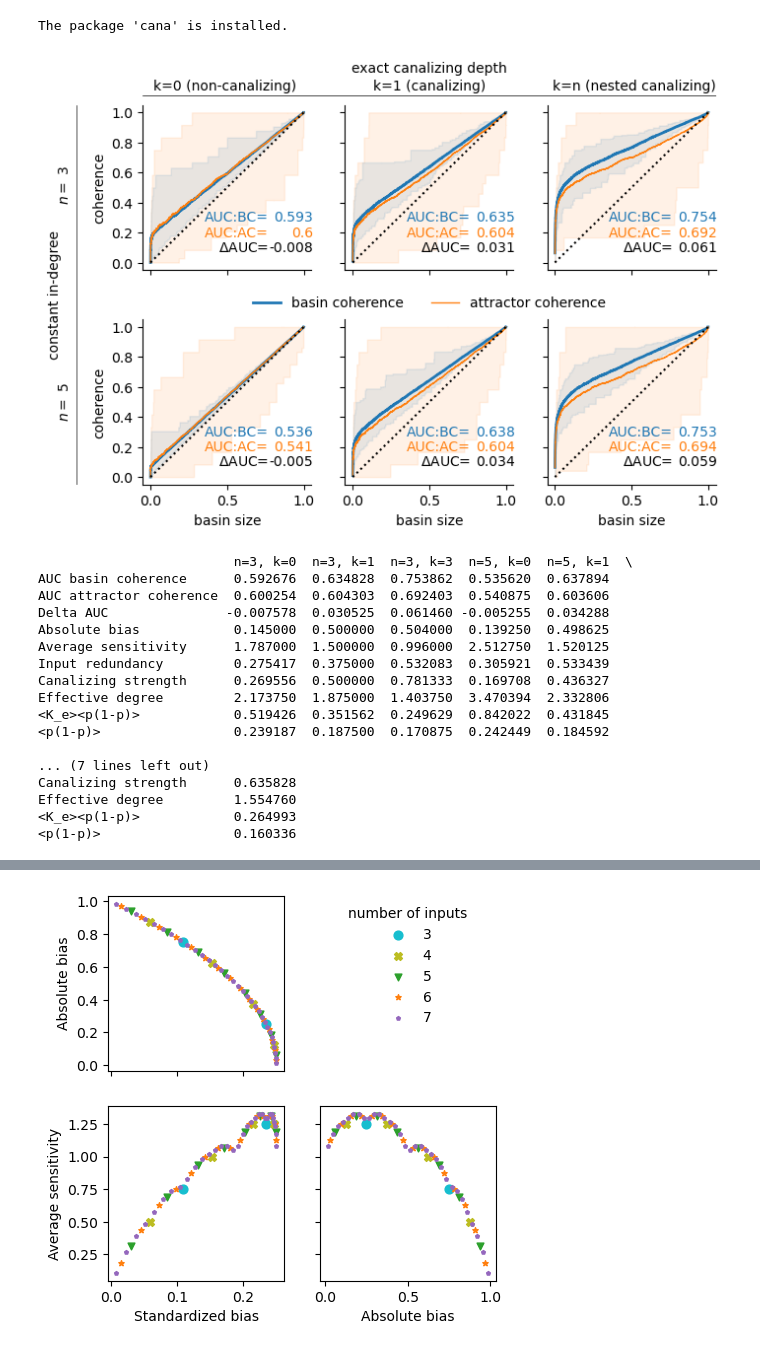
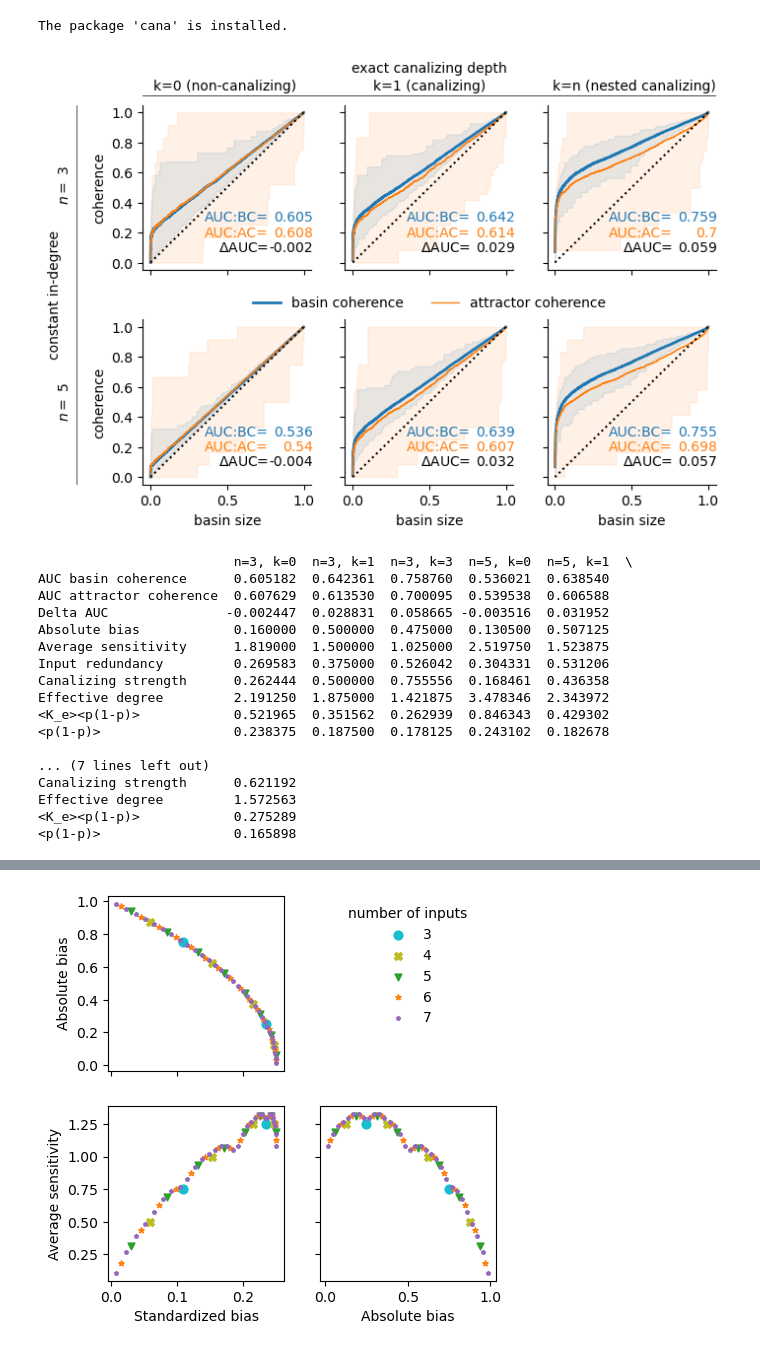
Before and after one commit to ckadelka/AttractorCoherence, a Jupyter notebook: analyze_data.ipynb, the cells around one changed output, grey strips where cells are left out. Cells and saved outputs as stored; diff of their text form; code cells hidden in the pictures.

```diff
--- a/analyze_data.ipynb
+++ b/analyze_data.ipynb
@@ -72,6 +73,23 @@ def get_auc(x,y,n_points):
         distances_to_x_value = np.abs(x_sorted - x_value)
         y_equidistant.append( np.mean(y_sorted[distances_to_x_value == min(distances_to_x_value)]) )
     return np.mean(y_equidistant)
+
+
+# Alternate AUC function
+def get_auc(x,y,n_points):
+    assert len(x)==len(y),'x and y need to be of same length'
+    indices = np.argsort(x)
+    x_sorted = np.sort(x)
+    y_sorted = np.array(y)[indices]
+    x_equidistant = np.linspace(x_sorted[0],x_sorted[-1],n_points)
+    y_mean = []
+    for i in range(len(x_equidistant)-1):
+        mask = (x_sorted >= x_equidistant[i]) & (x_sorted < x_equidistant[i+1])
+        if np.any(mask):
+            y_mean.append(np.mean(y_sorted[mask]))
+        else:
+            y_mean.append(0)  # or np.nan, depending on how you want to handle empty bins
+    return np.mean(y_mean)
 # %%
 num_simulations = 10000
 N = 12
@@ -87,15 +105,15 @@ for i,n in enumerate(ns):
     frozen_core_coherencess.append([])
     for j,k in enumerate([0,1,n]):
 
-        filename = f'data/effdeg_frozen_canBNexactdepth_{N}_{n}_{k}_{num_simulations}.pkl'
+        filename = f'data/canBNexactdepth_{N}_{n}_{k}_{num_simulations}.pkl'
         filename = os.path.join(notebook_dir, filename)
         with open(filename, 'rb') as f:
             data = pickle.load(f)
 
-            attractor_coherencess[-1].append( np.array([entry for matrix in data['all_attractor_markov_matrix'] for entry in (matrix.diagonal() if len(matrix)>1 else matrix)]) )
-            basin_coherencess[-1].append( np.array([entry for sub_list in data['all_basin_coherence'] for entry in sub_list]) )
+            attractor_coherencess[-1].append( np.array([entry for sub_list in data['all_attractor_coherences'] for entry in sub_list]) )
+            basin_coherencess[-1].append( np.array([entry for sub_list in data['all_basin_coherences'] for entry in sub_list]) )
             basin_sizess[-1].append( np.array([entry for sub_list in data['all_basin_sizes'] for entry in sub_list]) )
-            frozen_core_coherencess[-1].append( np.array([entry[-1] for sub_list in data['all_frozen_core_coherence'] for entry in sub_list]) )
+            # frozen_core_coherencess[-1].append( np.array([entry[-1] for sub_list in data['all_frozen_core_coherence'] for entry in sub_list]) )
 
 mean_attractor_coherencess = np.array([[np.mean(attractor_coherencess[i][j]) for j,k in enumerate([0,1,n])] for i,n in enumerate(ns)])
 mean_basin_coherencess = np.array([[np.mean(basin_coherencess[i][j]) for j,k in enumerate([0,1,n])] for i,n in enumerate(ns)])
@@ -114,18 +132,18 @@ for index_n,n in enumerate(ns):
     for j,k in enumerate([0,1,n]):
         ax[index_n,j].spines[['right', 'top']].set_visible(False)
         indices = np.argsort(basin_sizess[index_n][j])
-        ax[index_n,j].plot(basin_sizess[index_n][j][indices]/2**N,0.5*np.array(rolling_mean(basin_coherencess[index_n][j][indices],window_size)) + 0.5*np.array(rolling_mean(basin_coherencess[index_n][j][indices][::-1],window_size)[::-1]),color=cmap(0),label='basin coherence',lw=2)
-        ax[index_n,j].plot(basin_sizess[index_n][j][indices]/2**N,0.5*np.array(rolling_mean(attractor_coherencess[index_n][j][indices],window_size)) + 0.5*np.array(rolling_mean(attractor_coherencess[index_n][j][indices][::-1],window_size)[::-1]),color=cmap(1),label='attractor coherence',lw=1)
+        ax[index_n,j].plot(basin_sizess[index_n][j][indices],0.5*np.array(rolling_mean(basin_coherencess[index_n][j][indices],window_size)) + 0.5*np.array(rolling_mean(basin_coherencess[index_n][j][indices][::-1],window_size)[::-1]),color=cmap(0),label='basin coherence',lw=2)
+        ax[index_n,j].plot(basin_sizess[index_n][j][indices],0.5*np.array(rolling_mean(attractor_coherencess[index_n][j][indices],window_size)) + 0.5*np.array(rolling_mean(attractor_coherencess[index_n][j][indices][::-1],window_size)[::-1]),color=cmap(1),label='attractor coherence',lw=1)
 
 
         if OPTION=='lines':
-            ax[index_n,j].plot(basin_sizess[index_n][j][indices]/2**N,running_max(basin_coherencess[index_n][j][indices]),color=cmap(0),ls=':',lw=1)
-            ax[index_n,j].plot(basin_sizess[index_n][j][indices]/2**N,running_min(basin_coherencess[index_n][j][indices]),color=cmap(0),ls=':',lw=1)
-            ax[index_n,j].plot(basin_sizess[index_n][j][indices]/2**N,running_max(attractor_coherencess[index_n][j][indices]),color=cmap(1),ls=':',lw=1)
-            ax[index_n,j].plot(basin_sizess[index_n][j][indices]/2**N,running_min(attractor_coherencess[index_n][j][indices]),color=cmap(1),ls=':',lw=1)
+            ax[index_n,j].plot(basin_sizess[index_n][j][indices],running_max(basin_coherencess[index_n][j][indices]),color=cmap(0),ls=':',lw=1)
+            ax[index_n,j].plot(basin_sizess[index_n][j][indices],running_min(basin_coherencess[index_n][j][indices]),color=cmap(0),ls=':',lw=1)
+            ax[index_n,j].plot(basin_sizess[index_n][j][indices],running_max(attractor_coherencess[index_n][j][indices]),color=cmap(1),ls=':',lw=1)
+            ax[index_n,j].plot(basin_sizess[index_n][j][indices],running_min(attractor_coherencess[index_n][j][indices]),color=cmap(1),ls=':',lw=1)
         elif OPTION=='area':
-            ax[index_n,j].fill_between(basin_sizess[index_n][j][indices]/2**N,running_min(attractor_coherencess[index_n][j][indices]),running_max(attractor_coherencess[index_n][j][indices]),color=cmap(1),alpha=0.1)
-            ax[index_n,j].fill_between(basin_sizess[index_n][j][indices]/2**N,running_min(basin_coherencess[index_n][j][indices]),running_max(basin_coherencess[index_n][j][indices]),color=cmap(0),alpha=0.1)
+            ax[index_n,j].fill_between(basin_sizess[index_n][j][indices],running_min(attractor_coherencess[index_n][j][indices]),running_max(attractor_coherencess[index_n][j][indices]),color=cmap(1),alpha=0.1)
+            ax[index_n,j].fill_between(basin_sizess[index_n][j][indices],running_min(basin_coherencess[index_n][j][indices]),running_max(basin_coherencess[index_n][j][indices]),color=cmap(0),alpha=0.1)
 
         ax[index_n,j].plot([0,1],[0,1],'k:')
         if index_n==1:
@@ -144,35 +162,35 @@ for index_n,n in enumerate(ns):
 
 pos1 = ax[0, 0].get_position()
 pos2 = ax[1, 2].get_position()
 ax_left = f.add_axes([pos1.x0 - 0.1, pos2.y0, 0.02, pos1.y1 - pos2.y0])
 ax_left.set_xticks([])
 ax_left.set_yticks([])
 for spine in ax_left.spines.values():
     spine.set_visible(False)
 ax_left.plot([0,0],[0,1],'k-',lw=0.5)
 ax_left.set_ylim([0,1])
 ax_left.text(-0.16,0.5,'constant in-degree',ha='center',va='center',rotation=90)
 ax_left.text(-0.09,0.79,r'$n =$ '+str(ns[0]),ha='center',va='center',rotation=90)
 ax_left.text(-0.09,0.22,r'$n =$ '+str(ns[1]),ha='center',va='center',rotation=90)
 
 ax_top = f.add_axes([pos1.x0, pos1.y1 + 0.01, pos2.x1 - pos1.x0, 0.02])
 ax_top.set_xticks([])
 ax_top.set_yticks([])
 for spine in ax_top.spines.values():
     spine.set_visible(False)
 ax_top.plot([0,1],[0,0],'k-',lw=0.5)
 ax_top.set_xlim([0,1])
 ax_top.text(0.5,0.3,'exact canalizing depth',ha='center',va='center')
 ax_top.text(1/7,0.1,r'k=0' + ' (non-canalizing)',ha='center',va='center',rotation=0)
 ax_top.text(4/8,0.1,r'k=1' + ' (canalizing)',ha='center',va='center',rotation=0)
 ax_top.text(6/7,0.1,r'k=n' + ' (nested canalizing)',ha='center',va='center',rotation=0)
 
 plt.subplots_adjust(hspace=0.3)
-img_dir = os.path.join(notebook_dir, 'img')
+
 plt.savefig(os.path.join(img_dir, f'basin_vs_attractor_coherence_random_{N}_{num_simulations}_{OPTION}_{SHOW_AUC_TEXT}.pdf'),bbox_inches='tight')
 plt.show()
 # %% [output]
-[figure, old version]
+[figure, new version]
 # %%
 input_redundancies = []
 strengths = []
@@ -237,22 +255,22 @@ df.to_excel(os.path.join(img_dir, f'basin_vs_attractor_coherence_N{N}_EXACTDEPTH
 print(df)
 # %% [output]
                          n=3, k=0  n=3, k=1  n=3, k=3  n=5, k=0  n=5, k=1  \
-AUC basin coherence      0.592676  0.634828  0.753862  0.535620  0.637894
-AUC attractor coherence  0.600254  0.604303  0.692403  0.540875  0.603606
-Delta AUC               -0.007578  0.030525  0.061460 -0.005255  0.034288
-Absolute bias            0.145000  0.500000  0.504000  0.139250  0.498625
-Average sensitivity      1.787000  1.500000  0.996000  2.512750  1.520125
-Input redundancy         0.275417  0.375000  0.532083  0.305921  0.533439
-Canalizing strength      0.269556  0.500000  0.781333  0.169708  0.436327
-Effective degree         2.173750  1.875000  1.403750  3.470394  2.332806
-<K_e><p(1-p)>            0.519426  0.351562  0.249629  0.842022  0.431845
-<p(1-p)>                 0.239187  0.187500  0.170875  0.242449  0.184592
+AUC basin coherence      0.605182  0.642361  0.758760  0.536021  0.638540
+AUC attractor coherence  0.607629  0.613530  0.700095  0.539538  0.606588
+Delta AUC               -0.002447  0.028831  0.058665 -0.003516  0.031952
+Absolute bias            0.160000  0.500000  0.475000  0.130500  0.507125
+Average sensitivity      1.819000  1.500000  1.025000  2.519750  1.523875
+Input redundancy         0.269583  0.375000  0.526042  0.304331  0.531206
+Canalizing strength      0.262444  0.500000  0.755556  0.168461  0.436358
+Effective degree         2.191250  1.875000  1.421875  3.478346  2.343972
+<K_e><p(1-p)>            0.521965  0.351562  0.262939  0.846343  0.429302
+<p(1-p)>                 0.238375  0.187500  0.178125  0.243102  0.182678
 
 ... (7 lines left out)
-Canalizing strength      0.635828
-Effective degree         1.554760
-<K_e><p(1-p)>            0.264993
-<p(1-p)>                 0.160336
+Canalizing strength      0.621192
+Effective degree         1.572563
+<K_e><p(1-p)>            0.275289
+<p(1-p)>                 0.165898
 # %%
 ## Analyze data stratified by canalizing layer structure
 # Load the pickle file
```
Also changed, not shown: parts of 6 cells of this notebook, 2 other files.
